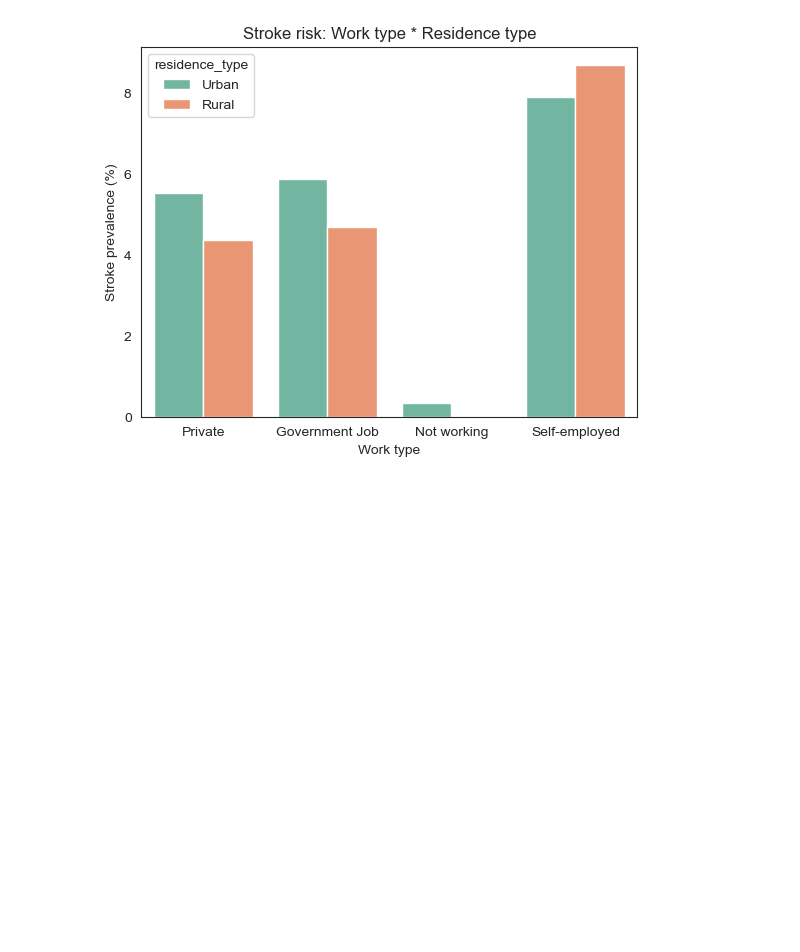
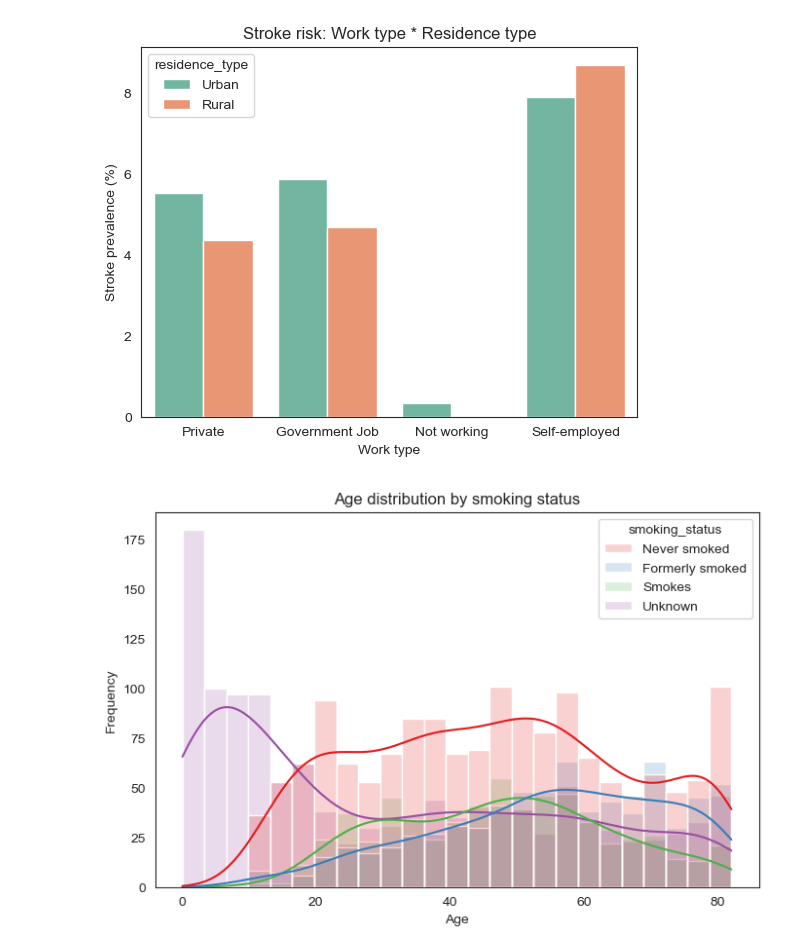
Before and after one commit to inhuman-44x/stroke-risk-prediction, a Jupyter notebook: EDA.ipynb, the cells around one changed output. Drawn from its saved outputs; the diff is of its cells as text; code cells hidden in the pictures; blank space fills up the shorter version.

```diff
--- a/EDA.ipynb
+++ b/EDA.ipynb
@@ -620,8 +620,24 @@ plt.title('Stroke risk: Work type * Residence type')
 plt.show()
 # %% [output]
 [figure]
+# %%
+# Dropping helper age_group column
+train_df = train_df.drop(columns = ['age_group'])
+test_df = test_df.drop(columns = ['age_group'])
 # %%
 # Exporting training_df and test_df
 
 train_df.to_parquet("train_df.parquet", index = False)
 test_df.to_parquet("test_df.parquet", index = False)
+# %%
+# Age distribution by smoking status
+plt.figure(figsize=(8,5))
+
+ax = sns.histplot(data = train_df, x = 'age', bins = 25, kde = True, hue = 'smoking_status', alpha = 0.2, palette='Set1')
+
+ax.set_xlabel('Age')
+ax.set_ylabel('Frequency')
+ax.set_title('Age distribution by smoking status')
+plt.show()
+# %% [output]
+[figure, added]
```
Also changed, not shown: 1 other file.
